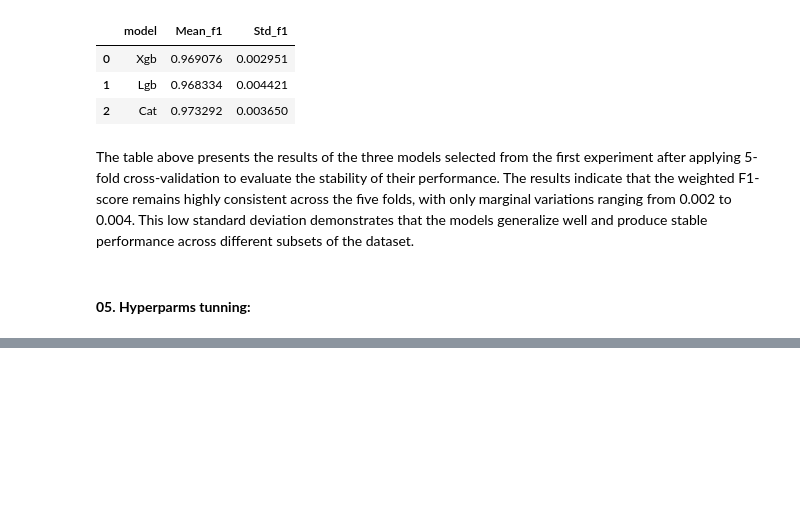
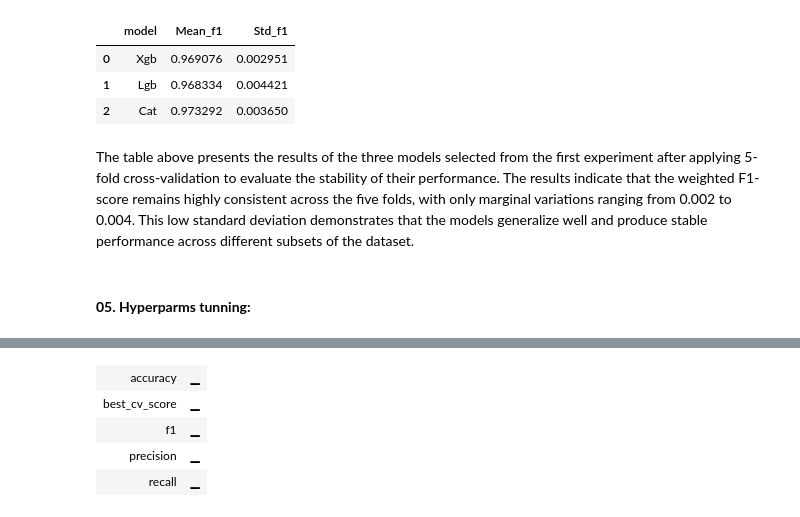
Before and after one commit to YassineSdk/epileptic_seizure_detection_classification, a Jupyter notebook: notebooks/Modeling.ipynb, the cells around one changed output, grey strips where cells are left out. Saved outputs shown, nothing was run; the diff lists cells and outputs as text; code cells hidden in the pictures; blank space fills up the shorter version.

Commit message:
logging the models

```diff
--- a/notebooks/Modeling.ipynb
+++ b/notebooks/Modeling.ipynb
@@ -350,7 +350,7 @@ class HyperparameterOptimizer():
 
         self.project_name = project_name
         self.group_name = group_name
-
+        self.random_state = random_state
         self.study = None
         self.best_model = None
         self.wb_run = None
@@ -393,8 +393,9 @@ class HyperparameterOptimizer():
                 )
 
         model = self.model_class(
-            random_state=42,
+            random_state=self.random_state,
             **params
+
         )
 
         model.fit(
@@ -478,3 +479,5 @@ class HyperparameterOptimizer():
         self.log_wandb(metrics,model_path)
 
         return metrics
+# %%
+X_train, x_val , Y_train , y_val = train_test_split(x_train,y_train,test_size=0.3,random_state=42)
@@ -480,0 +488,68 @@ class HyperparameterOptimizer():
+# %%
+xgb_search_space = {
+    "n_estimators": ("int", 100, 800),
+    "max_depth": ("int", 3, 10),
+    "learning_rate": ("float", 0.01, 0.3),
+    "subsample": ("float", 0.6, 1.0),
+    "colsample_bytree": ("float", 0.6, 1.0),
+    "min_child_weight": ("int", 1, 10),
+    "gamma": ("float", 0.0, 5.0),
+    "reg_alpha": ("float", 0.0, 5.0),
+    "reg_lambda": ("float", 0.0, 10.0),
+}
+
+lgbm_search_space = {
+    "n_estimators": ("int", 100, 800),
+    "learning_rate": ("float", 0.01, 0.3),
+    "max_depth": ("int", 3, 10),
+    "num_leaves": ("int", 15, 150),
+    "min_child_samples": ("int", 5, 50),
+    "subsample": ("float", 0.6, 1.0),
+    "colsample_bytree": ("float", 0.6, 1.0),
+    "reg_alpha": ("float", 0.0, 5.0),
+    "reg_lambda": ("float", 0.0, 10.0),
+}
+
+catboost_search_space = {
+    "iterations": ("int", 100, 800),
+    "depth": ("int", 4, 10),
+    "learning_rate": ("float", 0.01, 0.3),
+    "l2_leaf_reg": ("float", 1.0, 10.0),
+    "random_strength": ("float", 0.0, 5.0),
+    "bagging_temperature": ("float", 0.0, 5.0),
+    "border_count": ("int", 32, 255),
+}
+
+models = {
+    "XGB": {
+        "class": XGBClassifier,
+        "search_space": xgb_search_space
+    },
+    "LGBM": {
+        "class": LGBMClassifier,
+        "search_space": lgbm_search_space
+    }#,
+    # "CAT": {
+    #     "class": CatBoostClassifier,
+    #     "search_space": catboost_search_space
+    # }
+}
+
+for model_name , scp in models.items():
+    optimizer = HyperparameterOptimizer(
+        model_name=model_name,
+        model_class=scp["class"],
+        search_space=scp["search_space"],
+        x_train=X_train,
+        x_test=x_test,
+        x_val=x_val,
+        y_val=y_val,
+        y_train=Y_train,
+        y_test=y_test,
+        project_name=PROJECT_NAME,
+        group_name=GROUP_NAME,
+    )
+    metrics = optimizer.run()
+    print(model_name)
+    print(metrics)
+# %% [output]
@@ -480,0 +581,5 @@ class HyperparameterOptimizer():
+| accuracy | ▁ |
+| best_cv_score | ▁ |
+| f1 | ▁ |
+| precision | ▁ |
+| recall | ▁ |
```
Also changed, not shown: parts of 3 cells of this notebook.
